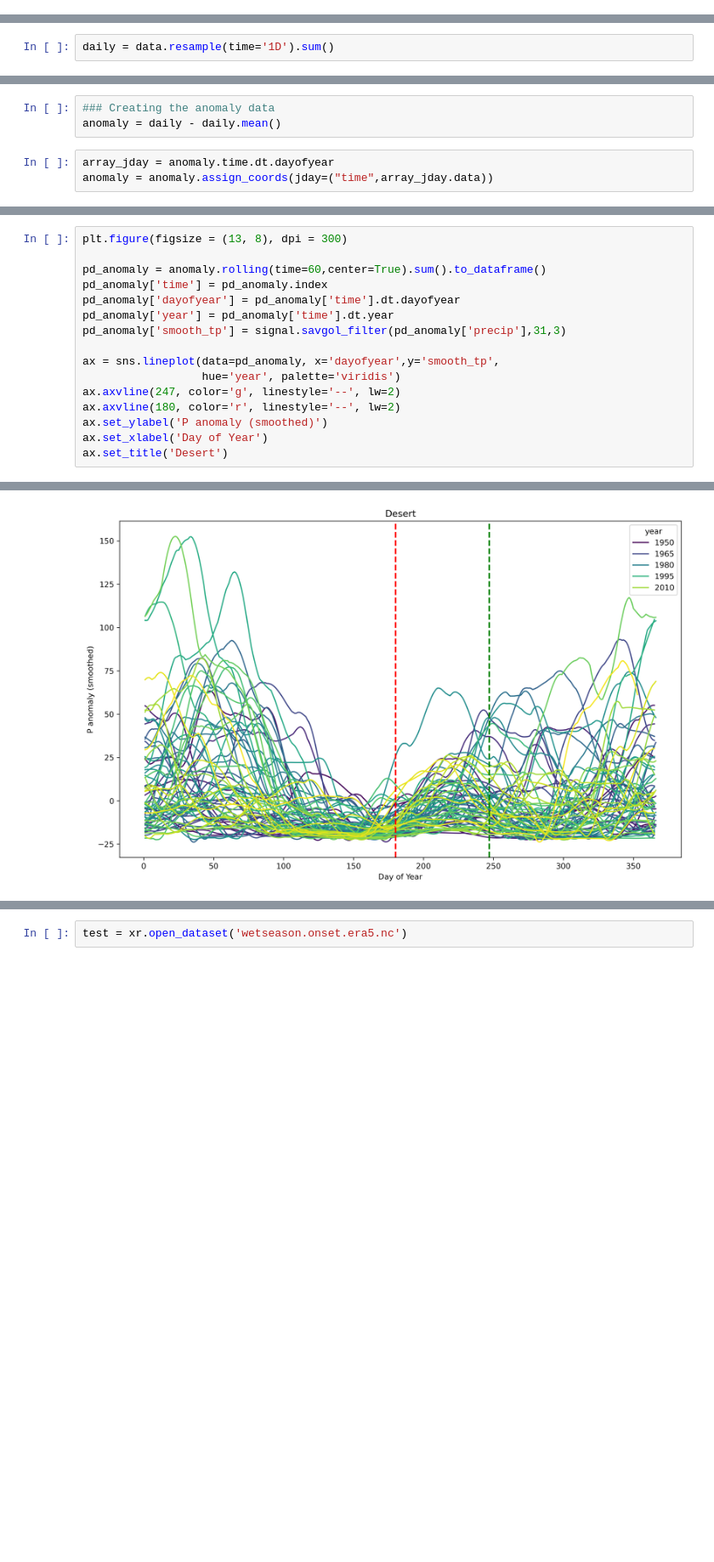
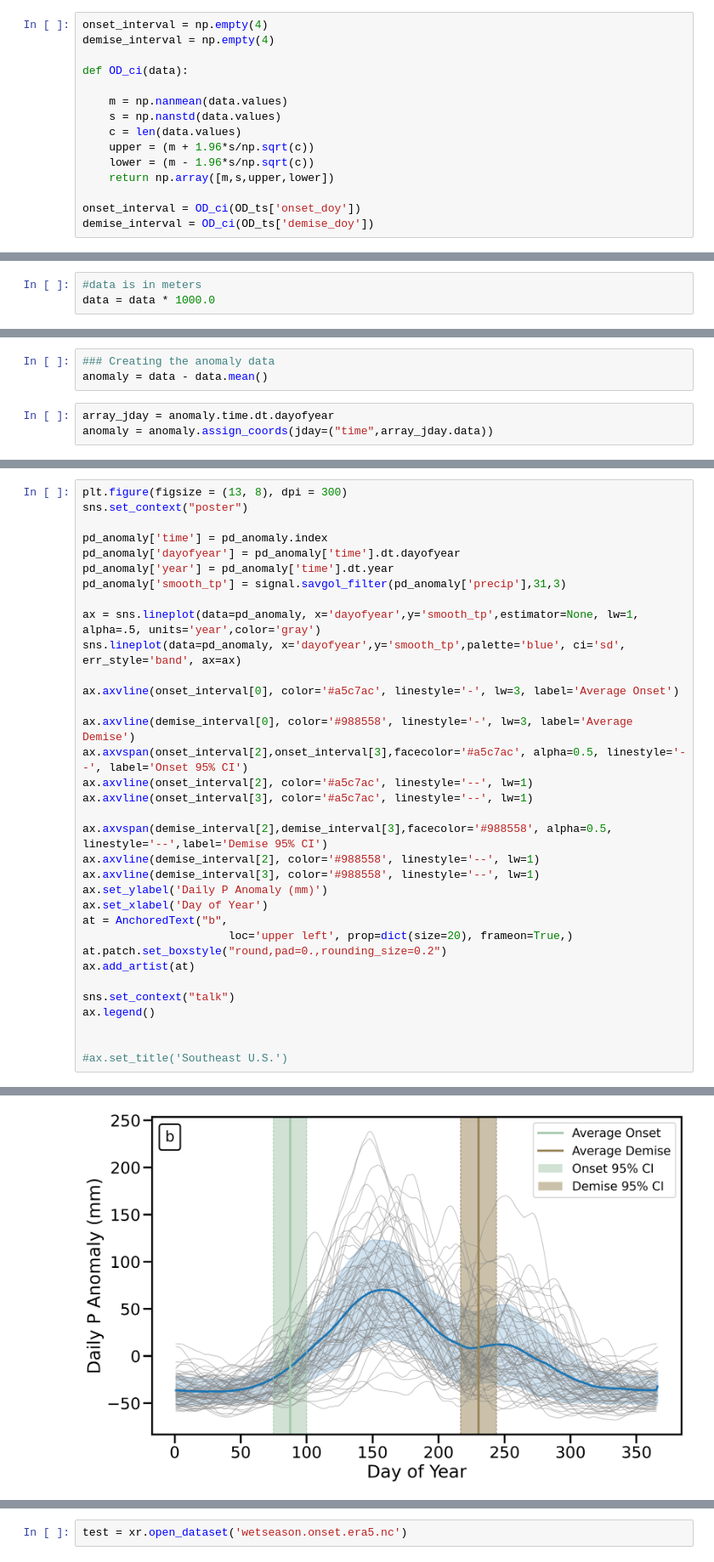
Before and after one commit to gbromley/PreSeason, a Jupyter notebook: ERA5 Test.ipynb, the cells around one changed output, grey strips where cells are left out. Shown at 85% size. Drawn from its saved outputs; the diff is of its cells as text; blank space fills up the shorter version.

```diff
--- a/ERA5 Test.ipynb
+++ b/ERA5 Test.ipynb
@@ -170,0 +83,15 @@ data = data['tp']*1000.0
+# %%
+onset_interval = np.empty(4)
+demise_interval = np.empty(4)
+
+def OD_ci(data):
+
+    m = np.nanmean(data.values)
+    s = np.nanstd(data.values)
+    c = len(data.values)
+    upper = (m + 1.96*s/np.sqrt(c))
+    lower = (m - 1.96*s/np.sqrt(c))
+    return np.array([m,s,upper,lower])
+
+onset_interval = OD_ci(OD_ts['onset_doy'])
+demise_interval = OD_ci(OD_ts['demise_doy'])
@@ -171,2 +106,3 @@ data = data['tp']*1000.0
 # %%
-daily = data.resample(time='1D').sum()
+#data is in meters
+data = data * 1000.0
@@ -175,6 +109,6 @@ ERA5 data comes from CDS as either monthly or hourly data. The code above turns
 # %%
 ### Creating the anomaly data
-anomaly = daily - daily.mean()
+anomaly = data - data.mean()
 # %%
 array_jday = anomaly.time.dt.dayofyear
 anomaly = anomaly.assign_coords(jday=("time",array_jday.data))
@@ -185,17 +117,35 @@ Harmonics(anomaly.groupby('time.dayofyear').mean().values)
 # %%
 plt.figure(figsize = (13, 8), dpi = 300)
+sns.set_context("poster")
 
-pd_anomaly = anomaly.rolling(time=60,center=True).sum().to_dataframe()
 pd_anomaly['time'] = pd_anomaly.index
 pd_anomaly['dayofyear'] = pd_anomaly['time'].dt.dayofyear
 pd_anomaly['year'] = pd_anomaly['time'].dt.year
 pd_anomaly['smooth_tp'] = signal.savgol_filter(pd_anomaly['precip'],31,3)
 
-ax = sns.lineplot(data=pd_anomaly, x='dayofyear',y='smooth_tp',
-                  hue='year', palette='viridis')
-ax.axvline(247, color='g', linestyle='--', lw=2)
-ax.axvline(180, color='r', linestyle='--', lw=2)
-ax.set_ylabel('P anomaly (smoothed)')
+ax = sns.lineplot(data=pd_anomaly, x='dayofyear',y='smooth_tp',estimator=None, lw=1, alpha=.5, units='year',color='gray')
+sns.lineplot(data=pd_anomaly, x='dayofyear',y='smooth_tp',palette='blue', ci='sd', err_style='band', ax=ax)
+
+ax.axvline(onset_interval[0], color='#a5c7ac', linestyle='-', lw=3, label='Average Onset')
+
+ax.axvline(demise_interval[0], color='#988558', linestyle='-', lw=3, label='Average Demise')
+ax.axvspan(onset_interval[2],onset_interval[3],facecolor='#a5c7ac', alpha=0.5, linestyle='--', label='Onset 95% CI')
+ax.axvline(onset_interval[2], color='#a5c7ac', linestyle='--', lw=1)
+ax.axvline(onset_interval[3], color='#a5c7ac', linestyle='--', lw=1)
+
+ax.axvspan(demise_interval[2],demise_interval[3],facecolor='#988558', alpha=0.5, linestyle='--',label='Demise 95% CI')
+ax.axvline(demise_interval[2], color='#988558', linestyle='--', lw=1)
+ax.axvline(demise_interval[3], color='#988558', linestyle='--', lw=1)
+ax.set_ylabel('Daily P Anomaly (mm)')
 ax.set_xlabel('Day of Year')
-ax.set_title('Desert')
+at = AnchoredText("b",
+                      loc='upper left', prop=dict(size=20), frameon=True,)
+at.patch.set_boxstyle("round,pad=0.,rounding_size=0.2")
+ax.add_artist(at)
+
+sns.set_context("talk")
+ax.legend()
+
+
+#ax.set_title('Southeast U.S.')
 # %% [output]
@@ -203 +153 @@ Text(0.5, 1.0, 'Desert')
-[figure, old version]
+[figure, new version]
```
Also changed, not shown: parts of 24 cells of this notebook, 3 other files.
